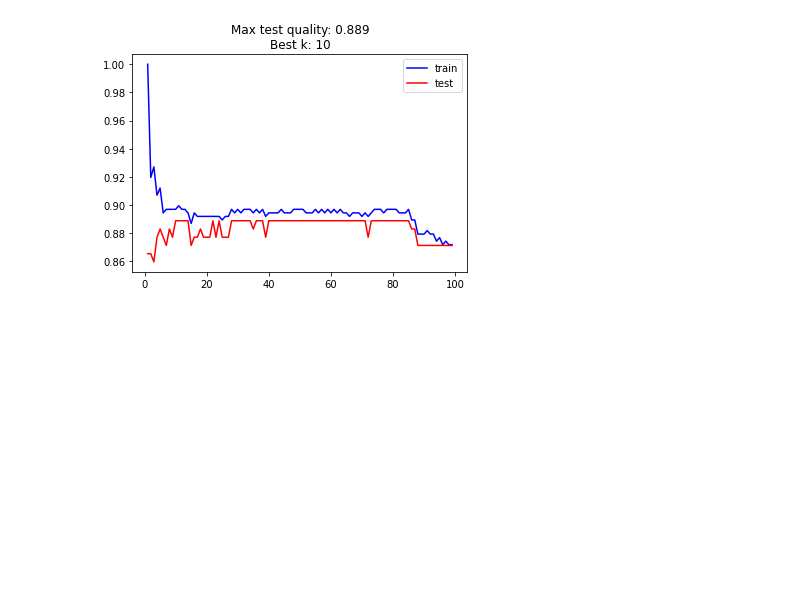
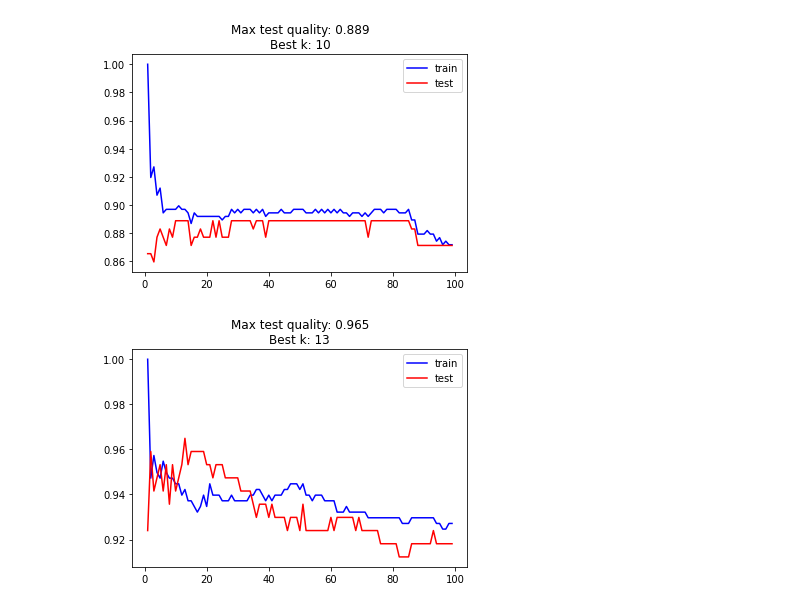
Before and after one commit to NKVol/ML2020, a Jupyter notebook: HT1.ipynb, the cells around one changed output. Drawn from its saved outputs; the diff is of its cells as text; code cells hidden in the pictures; blank space fills up the shorter version.

```diff
--- a/HT1.ipynb
+++ b/HT1.ipynb
@@ -333,0 +323,10 @@ X_train.describe()
+# %%
+scaler = StandardScaler()
+
+X_train_scaled = scaler.fit_transform(X_train)
+X_test_scaled = scaler.transform(X_test)
+# %%
+knn = KNeighborsClassifier()
+knn.fit(X_train_scaled, y_train)
+y_pred = knn.predict(X_test_scaled)
+quality(y_pred, y_test)
@@ -349,3 +353,20 @@ plt.legend()
 plt.show()
 # %% [output]
 [figure]
+# %%
+neighbors = range(1, 100)
+accuracy_train = []
+accuracy_test = []
+for k in neighbors:
+    knn = KNeighborsClassifier(n_neighbors=k)
+    knn.fit(X_train_scaled, y_train)
+    accuracy_train.append(accuracy_score(knn.predict(X_train_scaled), y_train))
+    accuracy_test.append(accuracy_score(knn.predict(X_test_scaled), y_test))
+
+plt.plot(neighbors, accuracy_train, color='blue', label='train')
+plt.plot(neighbors, accuracy_test, color='red', label='test')
+plt.title("Max test quality: {:.3f}\nBest k: {}".format(max(accuracy_test), np.argmax(accuracy_test)+1))
+plt.legend()
+plt.show()
+# %% [output]
+[figure, added]
```
Also changed, not shown: parts of 3 cells of this notebook.
